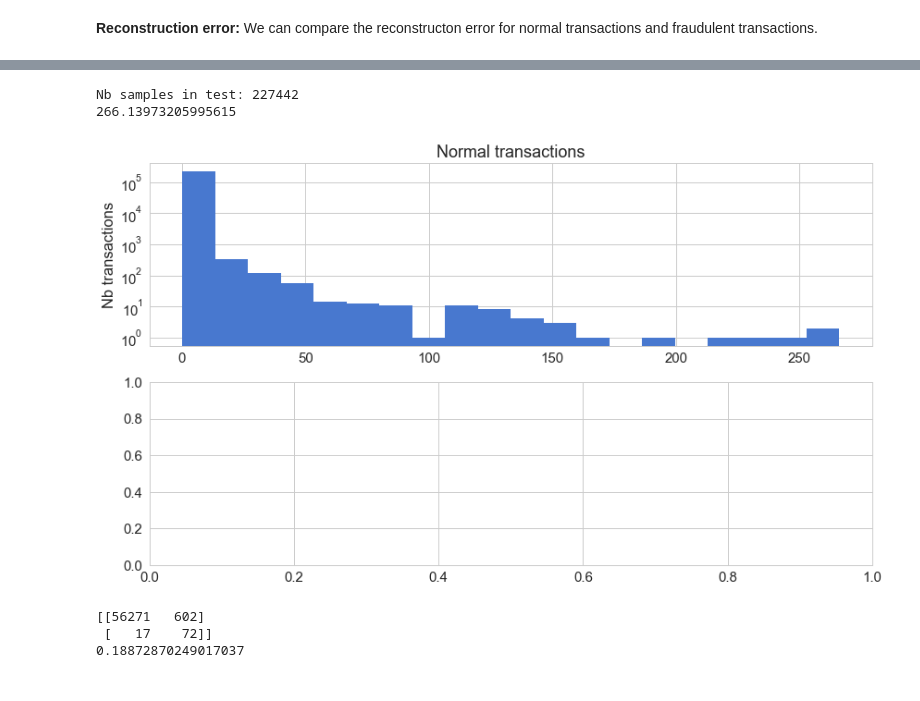
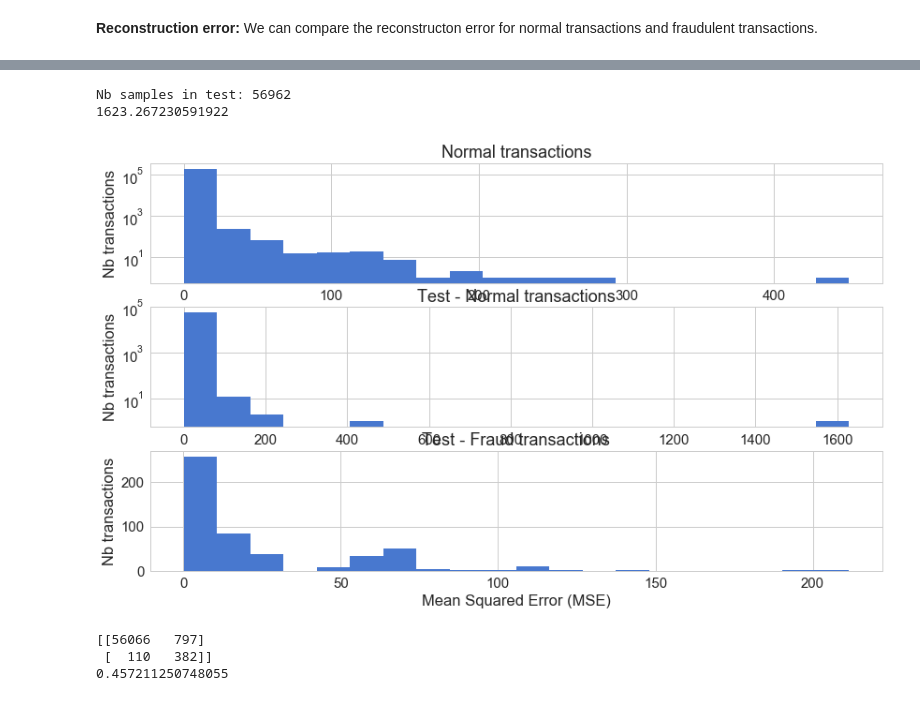
Before and after one commit to JCupe17/AxioFraudDetection, a Jupyter notebook: Fraud_Detection_Autoencoder.ipynb, the cells around one changed output, grey strips where cells are left out. Cells and saved outputs as stored; diff of their text form; code cells hidden in the pictures.

```diff
--- a/Fraud_Detection_Autoencoder.ipynb
+++ b/Fraud_Detection_Autoencoder.ipynb
@@ -255,0 +257,16 @@ print(np.sum(Y_train))
+# %%
+X_normal_train, X_normal_test, Y_normal_train, Y_normal_test = train_test_split(X_normal,Y_normal,test_size=0.2)
+X_fraud_test, X_fraud_val, Y_fraud_test, Y_fraud_val = train_test_split(X_fraud,Y_fraud,test_size=0.5)
+
+# Only normal cases for the VAL SET
+X_train, X_val = train_test_split(X_normal_train,test_size=0.125)
+
+#X_test = np.concatenate([X_normal_test,X_fraud_test],axis=0)
+X_test = np.concatenate([X_normal_test,X_fraud],axis=0)
+Y_test = np.concatenate([Y_normal_test,Y_fraud],axis=0)
+
+print("X fraud test shape:",np.shape(X_fraud_test))
+print("X normal test shape:",np.shape(X_normal_test))
+print("X train shape:",np.shape(X_train))
+print("X val shape:",np.shape(X_val))
+print("X test shape",np.shape(X_test))
@@ -347,35 +707,45 @@ We can compare the reconstructon error for normal transactions and fraudulent tr
+# %%
+#vae_model = load_model(vae_bestModelFile)
+#X_pred_vae = vae_model.predict(X_test)
+vae_model.load_weights(vae_bestModelFile)
 # %%
-X_pred = autoencoder.predict(X_train)
+X_train_pred_vae = vae_model.predict(X_train)
+X_test_pred_vae = vae_model.predict(X_test)
 
-mse = np.mean(np.power(X_train - X_pred, 2), axis =1)
+train_mse_vae = np.mean(np.power(X_train - X_train_pred_vae, 2), axis =1)
+test_mse_vae = np.mean(np.power(X_test - X_test_pred_vae, 2), axis =1)
 
-f, ax = plt.subplots(2,1)
-#ax[0].hist(mse[(Y_test==0) & (mse<10)],bins=20)
-ax[0].hist(mse,bins=20)
-#ax[0].hist(mse[(Y_test==0)],bins=20)
+f, ax = plt.subplots(3,1)
+#ax[0].hist(mse_vae[(Y_test==0) & (mse_vae<10)],bins=20)
+ax[0].hist(train_mse_vae,bins=20)
+#ax[0].hist(mse_vae[(Y_test==0)],bins=20)
 ax[0].set_yscale('log')
 ax[0].set_ylabel('Nb transactions')
 ax[0].set_title('Normal transactions')
-'''ax[1].hist(mse[Y_test==1],bins=20)
+ax[1].hist(test_mse_vae[Y_test==0],bins=20)
+ax[1].set_yscale('log')
 ax[1].set_ylabel('Nb transactions')
-ax[1].set_title('Fraud transactions')
-ax[1].set_xlabel('Mean Squared Error (MSE)')
-'''
-print("Nb samples in test:",len(mse))
+ax[1].set_title('Test - Normal transactions')
+ax[2].hist(test_mse_vae[Y_test==1],bins=20)
+ax[2].set_ylabel('Nb transactions')
+ax[2].set_title('Test - Fraud transactions')
+ax[2].set_xlabel('Mean Squared Error (MSE)')
+
+print("Nb samples in test:",len(mse_vae))
 #print("Nb samples with error MSE less than 10:",np.shape(mse[(Y_test==0) & (mse<10)]))
 #print("Nb samples of Fraud transactions:",np.sum(Y_test))
-print(np.max(mse))
+print(np.max(mse_vae))
 # %% [output]
-Nb samples in test: 227442
-266.13973205995615
+Nb samples in test: 56962
+1623.267230591922
-[figure, old version]
+[figure, new version]
 # %%
 # Setting the threshold from the last figure
 threshold = 4.5
-Y_pred = [1 if e > threshold else 0 for e in mse]
-print(confusion_matrix(Y_test,Y_pred))
-print(f1_score(Y_test,Y_pred))
+Y_pred_vae = [1 if e > threshold else 0 for e in test_mse_vae]
+print(confusion_matrix(Y_test,Y_pred_vae))
+print(f1_score(Y_test,Y_pred_vae))
 # %% [output]
-[[56271   602]
- [   17    72]]
-0.18872870249017037
+[[56066   797]
+ [  110   382]]
+0.457211250748055
```
Also changed, not shown: parts of 16 cells of this notebook.
